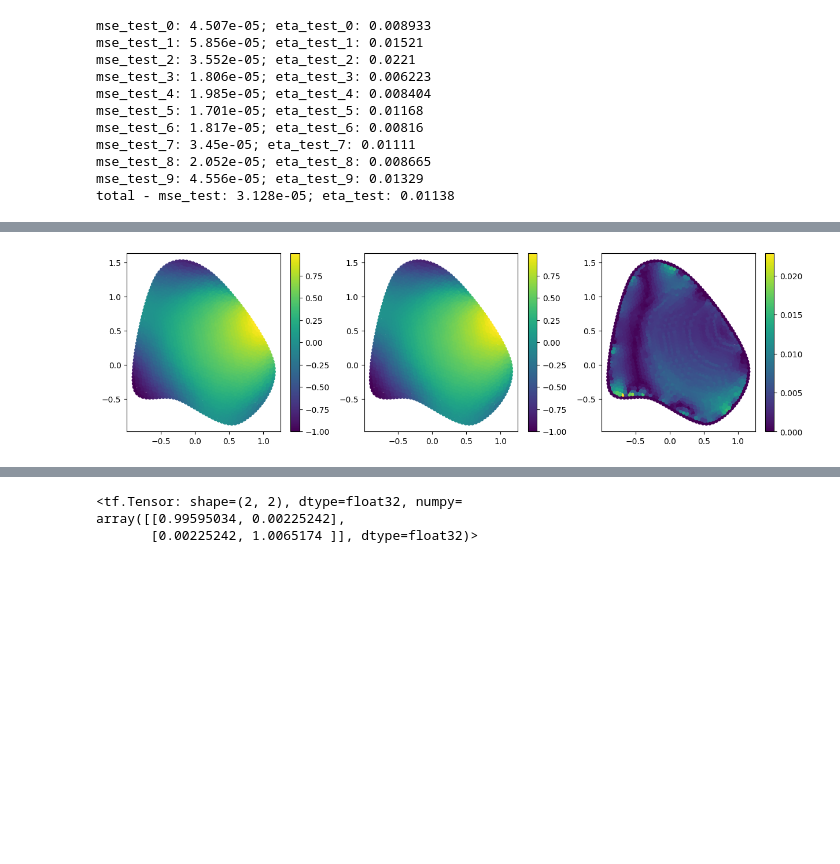
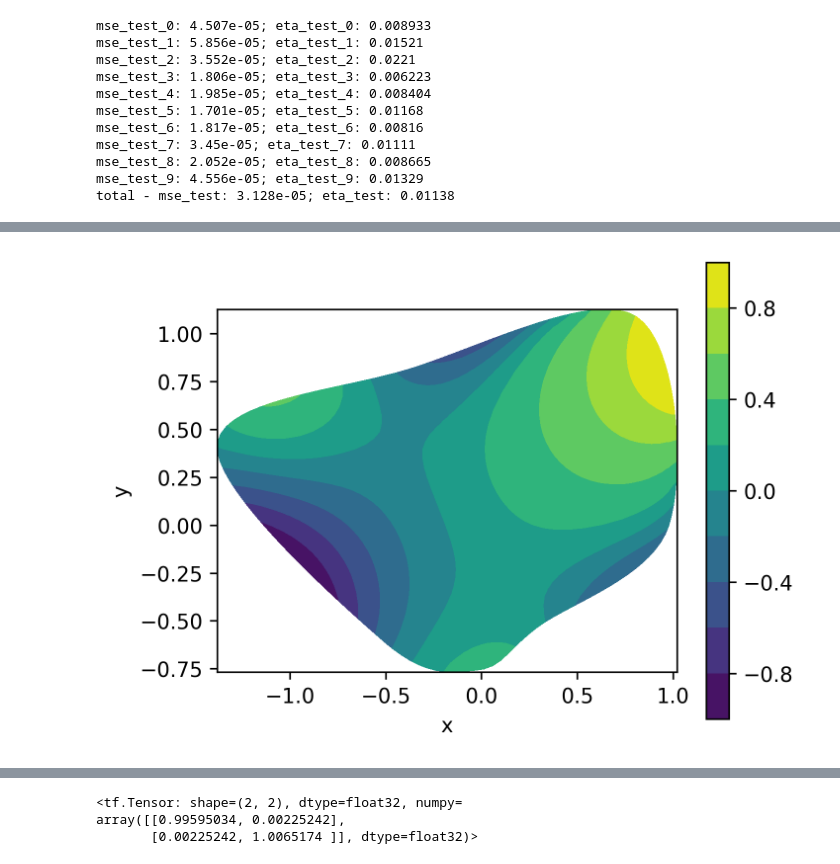
Before and after one commit to jh6220/SINNs-FEM, a Jupyter notebook: SINNs_FEM_implementation.ipynb, the cells around one changed output, grey strips where cells are left out. Saved outputs shown, nothing was run; the diff lists cells and outputs as text; code cells hidden in the pictures; blank space fills up the shorter version.

Commit message:
better results visualisations

```diff
--- a/SINNs_FEM_implementation.ipynb
+++ b/SINNs_FEM_implementation.ipynb
@@ -821,6 +821,7 @@ mse_test_9: 4.556e-05; eta_test_9: 0.01329
 total - mse_test: 3.128e-05; eta_test: 0.01138
 # %%
 encoder,encoderB,decoder,P,history,hyperParams = LoadModels('Models/LaplaceNL_FEM/model_1_12')
+r = hyperParams['n_latent']
 s_alphaBE = np.array(hyperParams['s_alphaBE'])
 nodesIE = np.array(hyperParams['nodesIE'])
 nodesD = np.array(hyperParams['nodesD'])
@@ -909,70 +921,71 @@ def PlotFEMsolution(nodes, elements,l):
     n_cols = min(r,3)
     plt.figure(figsize=(5*n_cols,4*n_rows),dpi=300)
     for i in range(r):
         plt.subplot(n_rows,n_cols,i+1)
         plt.tricontourf(triangulation, l[:,i],10)
         # plt.scatter(nodes[:,0],nodes[:,1],s=100,c=l[:,i])
         plt.xlabel('x')
         plt.ylabel('y')
         plt.colorbar()
         plt.gca().set_aspect('equal', adjustable='box')
     plt.show()
     return
 
-idx_data = 2
+idx_data = 11
 
 u_model,l_model = SINNsPredict(data[idx_data],encoderB,decoder,P,r,s_alphaBE)
 l_enc = EncodeData(data[idx_data],encoder,encoderB, nodesIE, s_alphaBE)
 u = data[idx_data]['l']
 nodes = data[idx_data]['nodes']
 elements = data[idx_data]['elements']
 
 # fig,axs = plt.subplots(1,3,figsize=(15,3))
 # PlotField(axs[0],fig, nodes, elements, u[:,0])
 # PlotField(axs[1],fig, nodes, elements, u_model[:,0])
 # PlotField(axs[2],fig, nodes, elements, np.abs(u_model[:,0]-u[:,0]))
 # fig.show()
 
-# PlotFEMsolution(nodes, elements,u_model)
-# PlotFEMsolution(nodes, elements,u)
-# PlotFEMsolution(nodes, elements,np.abs(u_model-u))
 
-# PlotFEMsolution(nodes, elements,l_model)
-# PlotFEMsolution(nodes, elements,l_enc)
-# PlotFEMsolution(nodes, elements,l_model-l_enc)
+PlotFEMsolution(nodes, elements,u_model)
+PlotFEMsolution(nodes, elements,u)
+PlotFEMsolution(nodes, elements,np.abs(u_model-u))
 
-ms = 20
-alpha_val = 1
-plt.figure(figsize=(15,4))
-plt.subplot(1,3,1)
-plt.scatter(nodes[:,0],nodes[:,1],c=u[:,0],s=ms,alpha=alpha_val)
-plt.gca().set_aspect('equal', adjustable='box')
-plt.colorbar()
-plt.subplot(1,3,2)
-plt.scatter(nodes[:,0],nodes[:,1],c=u_model[:,0],s=ms,alpha=alpha_val)
-plt.gca().set_aspect('equal', adjustable='box')
-plt.colorbar()
-plt.subplot(1,3,3)
-plt.scatter(nodes[:,0],nodes[:,1],c=np.abs(u[:,0]-u_model[:,0]),s=ms,alpha=alpha_val)
-plt.gca().set_aspect('equal', adjustable='box')
-plt.colorbar()
-plt.show()
+PlotFEMsolution(nodes, elements,l_model)
+PlotFEMsolution(nodes, elements,l_enc)
+PlotFEMsolution(nodes, elements,l_model-l_enc)
 
-r = l_enc.shape[-1]
-plt.figure(figsize=(15,4*l_enc.shape[-1]))
-for i in range(r):
-    plt.subplot(r,3,3*i+1)
-    plt.scatter(nodes[:,0],nodes[:,1],c=l_enc[:,i],s=ms,alpha=alpha_val)
-    plt.gca().set_aspect('equal', adjustable='box')
-    plt.colorbar()
-    plt.subplot(r,3,3*i+2)
-    plt.scatter(nodes[:,0],nodes[:,1],c=l_model[:,i],s=ms,alpha=alpha_val)
-    plt.gca().set_aspect('equal', adjustable='box')
-    plt.colorbar()
-    plt.subplot(r,3,3*i+3)
-    plt.scatter(nodes[:,0],nodes[:,1],c=np.abs(l_enc[:,i]-l_model[:,i]),s=ms,alpha=alpha_val)
-    plt.gca().set_aspect('equal', adjustable='box')
-    plt.colorbar()
-plt.show()
+# ms = 20
+# alpha_val = 1
+# plt.figure(figsize=(15,4))
+# plt.subplot(1,3,1)
+# plt.scatter(nodes[:,0],nodes[:,1],c=u[:,0],s=ms,alpha=alpha_val)
+# plt.gca().set_aspect('equal', adjustable='box')
+# plt.colorbar()
+# plt.subplot(1,3,2)
+# plt.scatter(nodes[:,0],nodes[:,1],c=u_model[:,0],s=ms,alpha=alpha_val)
+# plt.gca().set_aspect('equal', adjustable='box')
+# plt.colorbar()
+# plt.subplot(1,3,3)
+# plt.scatter(nodes[:,0],nodes[:,1],c=np.abs(u[:,0]-u_model[:,0]),s=ms,alpha=alpha_val)
+# plt.gca().set_aspect('equal', adjustable='box')
+# plt.colorbar()
+# plt.show()
+
+# r = l_enc.shape[-1]
+# plt.figure(figsize=(15,4*l_enc.shape[-1]))
+# for i in range(r):
+#     plt.subplot(r,3,3*i+1)
+#     plt.scatter(nodes[:,0],nodes[:,1],c=l_enc[:,i],s=ms,alpha=alpha_val)
+#     plt.gca().set_aspect('equal', adjustable='box')
+#     plt.colorbar()
+#     plt.subplot(r,3,3*i+2)
+#     plt.scatter(nodes[:,0],nodes[:,1],c=l_model[:,i],s=ms,alpha=alpha_val)
+#     plt.gca().set_aspect('equal', adjustable='box')
+#     plt.colorbar()
+#     plt.subplot(r,3,3*i+3)
+#     plt.scatter(nodes[:,0],nodes[:,1],c=np.abs(l_enc[:,i]-l_model[:,i]),s=ms,alpha=alpha_val)
+#     plt.gca().set_aspect('equal', adjustable='box')
+#     plt.colorbar()
+# plt.show()
 # %% [output]
-[figure, old version]
+[figure, new version]
```
Also changed, not shown: parts of 4 cells of this notebook, 37 other files.
